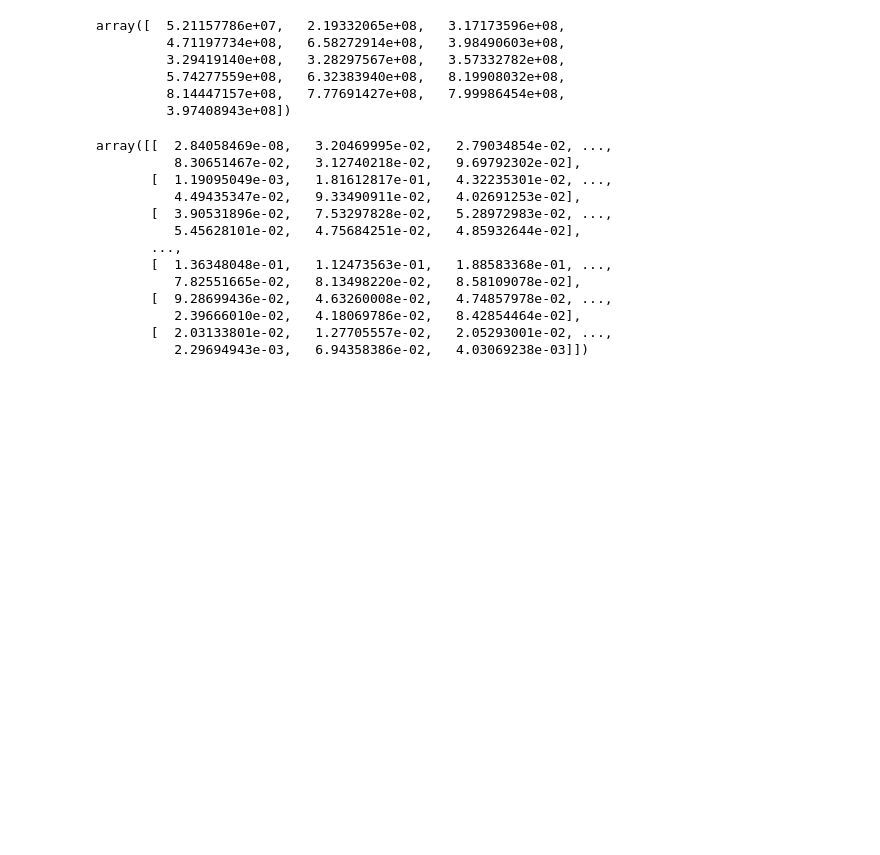
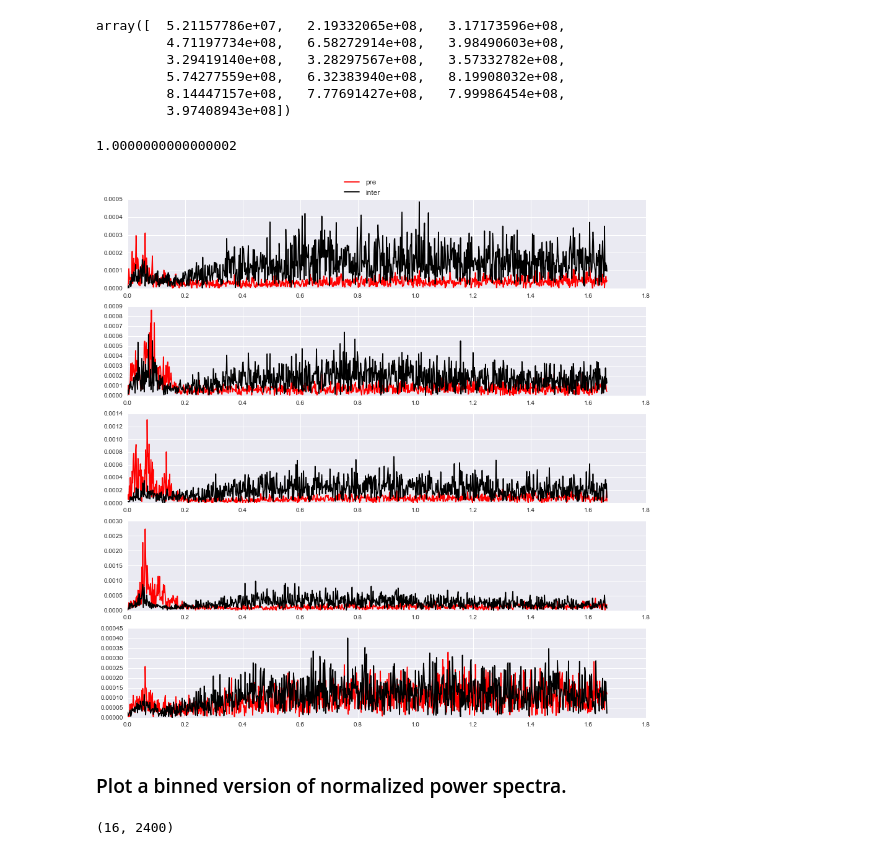
Before and after one commit to joshlevy89/seizure-detection-shared, a Jupyter notebook: scripts/1.EEGML-Example-Visualization.ipynb, the cells around one changed output. Cells and saved outputs as stored; diff of their text form; code cells hidden in the pictures; blank space fills up the shorter version.

```diff
--- a/scripts/1.EEGML-Example-Visualization.ipynb
+++ b/scripts/1.EEGML-Example-Visualization.ipynb
@@ -79,20 +75,28 @@ array([  5.21157786e+07,   2.19332065e+08,   3.17173596e+08,
          5.74277559e+08,   6.32383940e+08,   8.19908032e+08,
          8.14447157e+08,   7.77691427e+08,   7.99986454e+08,
          3.97408943e+08])
-# %%
-# Normalize power spectra
-inter_power/sum(inter_power)
-# %% [output]
-array([[  2.84058469e-08,   3.20469995e-02,   2.79034854e-02, ...,
-          8.30651467e-02,   3.12740218e-02,   9.69792302e-02],
-       [  1.19095049e-03,   1.81612817e-01,   4.32235301e-02, ...,
-          4.49435347e-02,   9.33490911e-02,   4.02691253e-02],
-       [  3.90531896e-02,   7.53297828e-02,   5.28972983e-02, ...,
-          5.45628101e-02,   4.75684251e-02,   4.85932644e-02],
-       ...,
-       [  1.36348048e-01,   1.12473563e-01,   1.88583368e-01, ...,
-          7.82551665e-02,   8.13498220e-02,   8.58109078e-02],
-       [  9.28699436e-02,   4.63260008e-02,   4.74857978e-02, ...,
-          2.39666010e-02,   4.18069786e-02,   8.42854464e-02],
-       [  2.03133801e-02,   1.27705557e-02,   2.05293001e-02, ...,
-          2.29694943e-03,   6.94358386e-02,   4.03069238e-03]])
+# %%
+# Normalize power spectra.
+norm_inter_power = (inter_power.T/inter_power.sum(axis=1)).T
+norm_pre_power = (pre_power.T/pre_power.sum(axis=1)).T
+norm_pre_power[0,:].sum()
+# %% [output]
+1.0000000000000002
+# %%
+# Plot normalized power spectra.
+plot_pre_vs_inter(freq, norm_pre_power, norm_inter_power,1000,5)
+# %% [output]
+[figure, added]
+# %% [markdown]
+### Plot a binned version of normalized power spectra.
+# %%
+def bin_power(x,bin_size):
+    return np.mean(x.reshape(-1, bin_size), axis=1)
+
+bin_size = 50 # number of bins to average over
+num_channels = norm_pre_power.shape[0]
+bin_norm_pre_power = np.array([bin_power(norm_pre_power[i,:], bin_size) for i in np.arange(num_channels)])
+bin_norm_inter_power = np.array([bin_power(norm_inter_power[i,:], bin_size) for i in np.arange(num_channels)])
+bin_norm_pre_power.shape
+# %% [output]
+(16, 2400)
```
Also changed, not shown: parts of 13 cells of this notebook, 1 other file.
